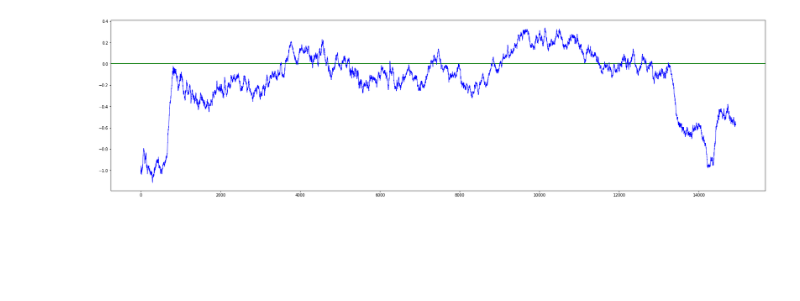
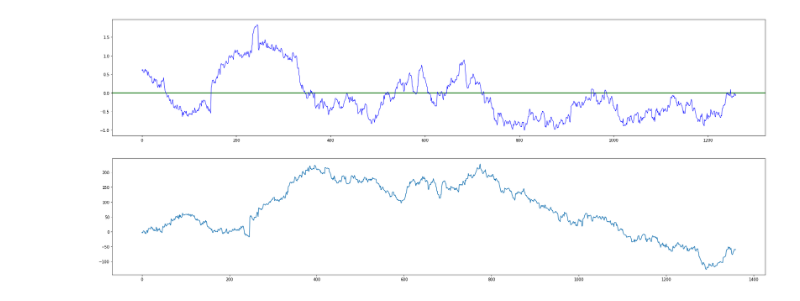
Before and after one commit to dercodeKoenig/dqn_trading_4.0, a Jupyter notebook: visualization.ipynb, the cells around one changed output. Drawn from its saved outputs; the diff is of its cells as text; code cells hidden in the pictures; blank space fills up the shorter version.

```diff
--- a/visualization.ipynb
+++ b/visualization.ipynb
@@ -9,42 +9,42 @@ import time
 log_interval=4*24
 memory_len=1000000
 
-s = 1000
+s = 100
 #s = 500
 #s = 1
 
 file1 = open("logs/r2_log.txt")
 text = file1.read()
 file1.close()
 
 ep_wins = [float(x) for x in text.split("\n")[0:] if x != ""]
 
 ep_total = []
 cr = 0
 for i in ep_wins:
   cr += i
   ep_total.append(cr)
 
 
 ep_s = ep_wins
 x1 = [np.average(ep_s[i-s+1:i+1])for i in tqdm(range(s,len(ep_s)))]
 x2 = [v for v in tqdm(ep_wins)]
 clear_output()
 
 
-if True:
+if False:
     plt.figure(figsize=(30,8))
     plt.axhline(y=0, color = "green", linewidth=2)
     #plt.axvline(x=int(len(x1)-memory_len/log_interval),color="g")
     plt.plot(x1, linewidth=1, color = "blue")
 else:
-    fig, ax = plt.subplots(2,1,figsize = (30,8))
+    fig, ax = plt.subplots(2,1,figsize = (30,12))
     ax[0].axhline(y=0, color = "green", linewidth=2)
     ax[0].plot(x1, linewidth=1, color = "blue")
     #ax[0].bar([i for i in range(len(ep_s)-s)], x2[s:])
     ax[1].plot(ep_total)
 # %% [output]
-[figure, old version]
+[figure, new version]
 # %%
 
 file1 = open("logs/rewards_log.txt")
```
Also changed, not shown: parts of 2 cells of this notebook, 11 other files.
